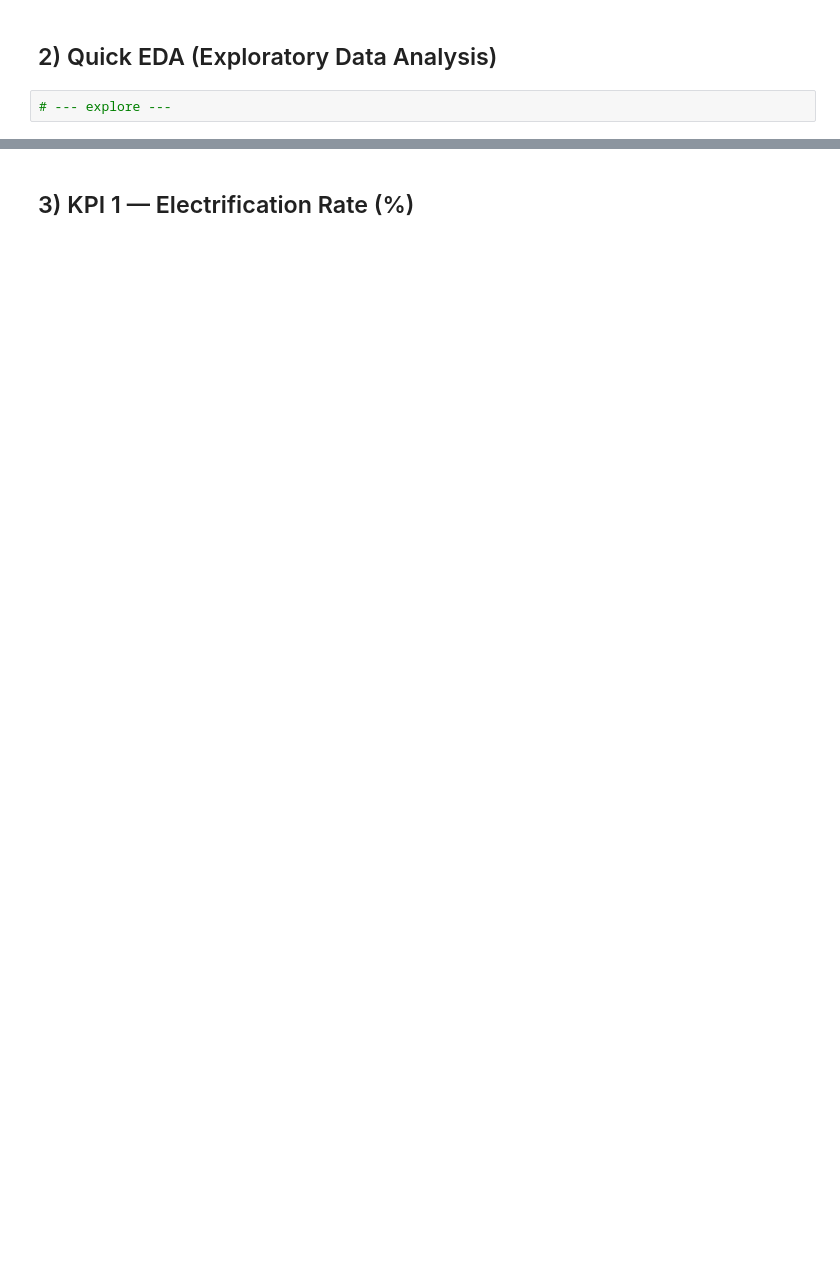
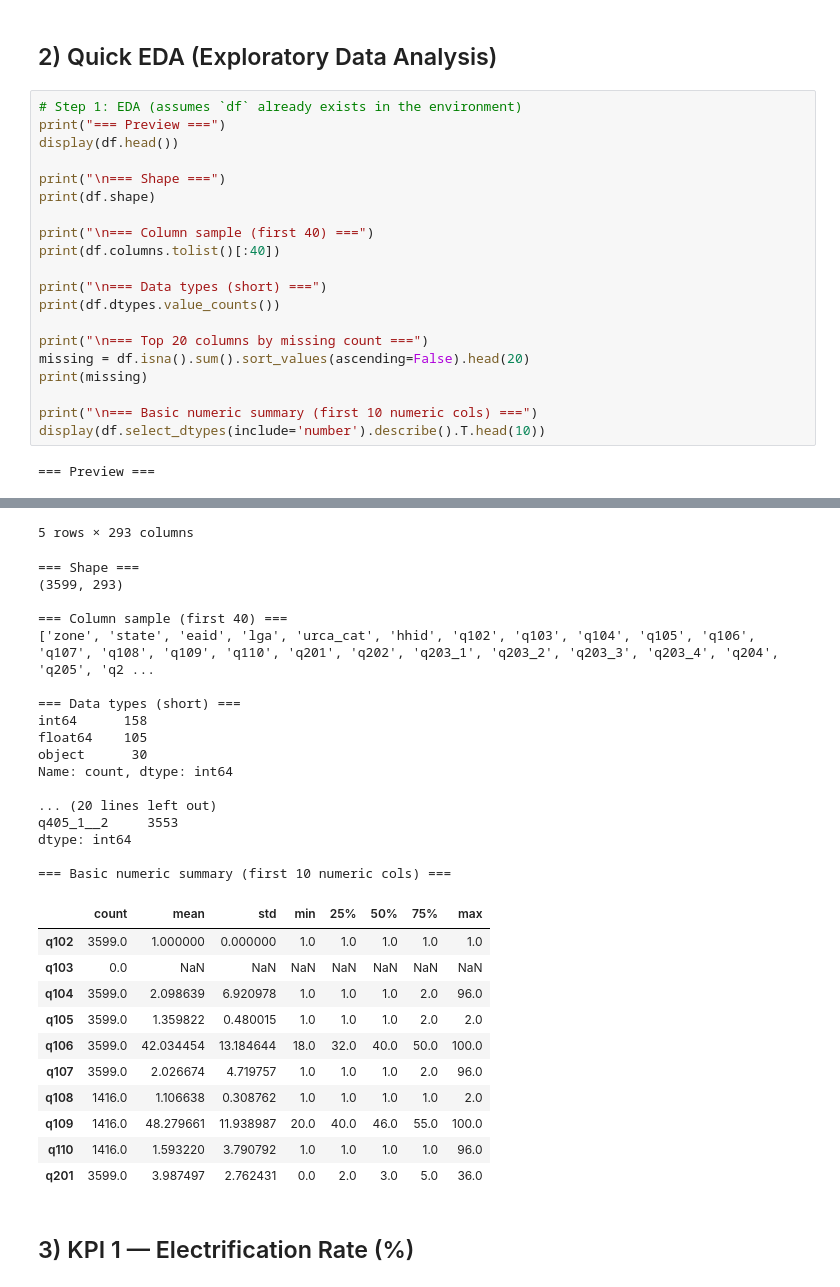
Before and after one commit to Aaki0007/big-data-and-business-intelligencel-week1, a Jupyter notebook: notebooks/2_Big_Data_and_BI_OptionalEx.ipynb, the cells around one changed output, grey strips where cells are left out. Cells and saved outputs as stored; diff of their text form; blank space fills up the shorter version.

```diff
--- a/notebooks/2_Big_Data_and_BI_OptionalEx.ipynb
+++ b/notebooks/2_Big_Data_and_BI_OptionalEx.ipynb
@@ -59,4 +68,24 @@ df.head()
 # %% [markdown]
 ## 2) Quick EDA (Exploratory Data Analysis)
 # %%
-# --- explore ---
+# Step 1: EDA (assumes `df` already exists in the environment)
+print("=== Preview ===")
+display(df.head())
+
+print("\n=== Shape ===")
+print(df.shape)
+
+print("\n=== Column sample (first 40) ===")
+print(df.columns.tolist()[:40])
+
+print("\n=== Data types (short) ===")
+print(df.dtypes.value_counts())
+
+print("\n=== Top 20 columns by missing count ===")
+missing = df.isna().sum().sort_values(ascending=False).head(20)
+print(missing)
+
+print("\n=== Basic numeric summary (first 10 numeric cols) ===")
+display(df.select_dtypes(include='number').describe().T.head(10))
+# %% [output]
+=== Preview ===
@@ -63,3 +98,32 @@ df.head()
+5 rows × 293 columns
+=== Shape ===
+(3599, 293)
+
+=== Column sample (first 40) ===
+['zone', 'state', 'eaid', 'lga', 'urca_cat', 'hhid', 'q102', 'q103', 'q104', 'q105', 'q106', 'q107', 'q108', 'q109', 'q110', 'q201', 'q202', 'q203_1', 'q203_2', 'q203_3', 'q203_4', 'q204', 'q205', 'q2 ...
+
+=== Data types (short) ===
+int64      158
+float64    105
+object      30
+Name: count, dtype: int64
+
+... (20 lines left out)
+q405_1__2     3553
+dtype: int64
+
+=== Basic numeric summary (first 10 numeric cols) ===
+|  | count | mean | std | min | 25% | 50% | 75% | max |
+| q102 | 3599.0 | 1.000000 | 0.000000 | 1.0 | 1.0 | 1.0 | 1.0 | 1.0 |
+| q103 | 0.0 | NaN | NaN | NaN | NaN | NaN | NaN | NaN |
+| q104 | 3599.0 | 2.098639 | 6.920978 | 1.0 | 1.0 | 1.0 | 2.0 | 96.0 |
+| q105 | 3599.0 | 1.359822 | 0.480015 | 1.0 | 1.0 | 1.0 | 2.0 | 2.0 |
+| q106 | 3599.0 | 42.034454 | 13.184644 | 18.0 | 32.0 | 40.0 | 50.0 | 100.0 |
+| q107 | 3599.0 | 2.026674 | 4.719757 | 1.0 | 1.0 | 1.0 | 2.0 | 96.0 |
+| q108 | 1416.0 | 1.106638 | 0.308762 | 1.0 | 1.0 | 1.0 | 1.0 | 2.0 |
+| q109 | 1416.0 | 48.279661 | 11.938987 | 20.0 | 40.0 | 46.0 | 55.0 | 100.0 |
+| q110 | 1416.0 | 1.593220 | 3.790792 | 1.0 | 1.0 | 1.0 | 1.0 | 96.0 |
+| q201 | 3599.0 | 3.987497 | 2.762431 | 0.0 | 2.0 | 3.0 | 5.0 | 36.0 |
 # %% [markdown]
 ## 3) KPI 1 — Electrification Rate (%)
 # %%
```
Also changed, not shown: parts of 5 cells of this notebook, 2 other files.
